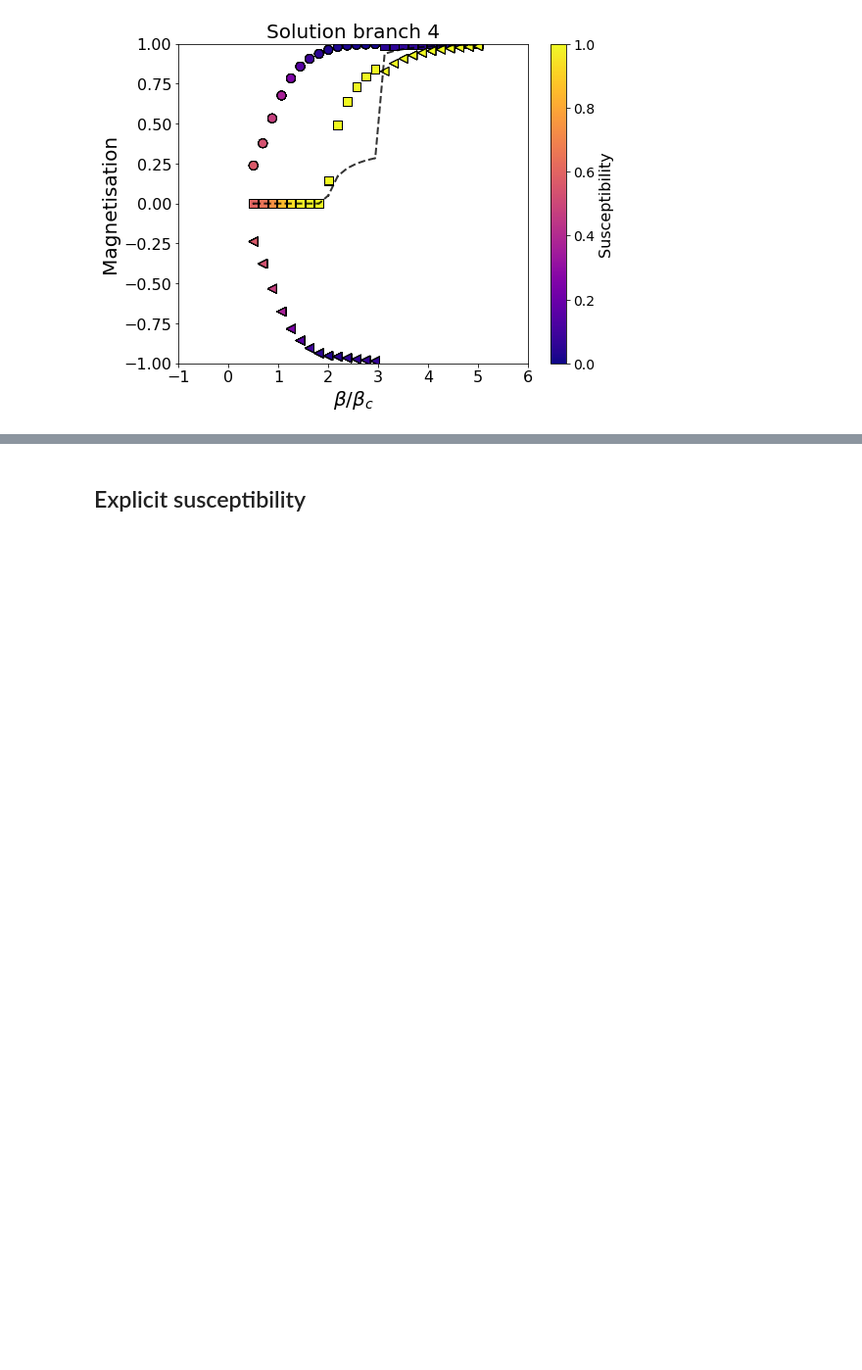
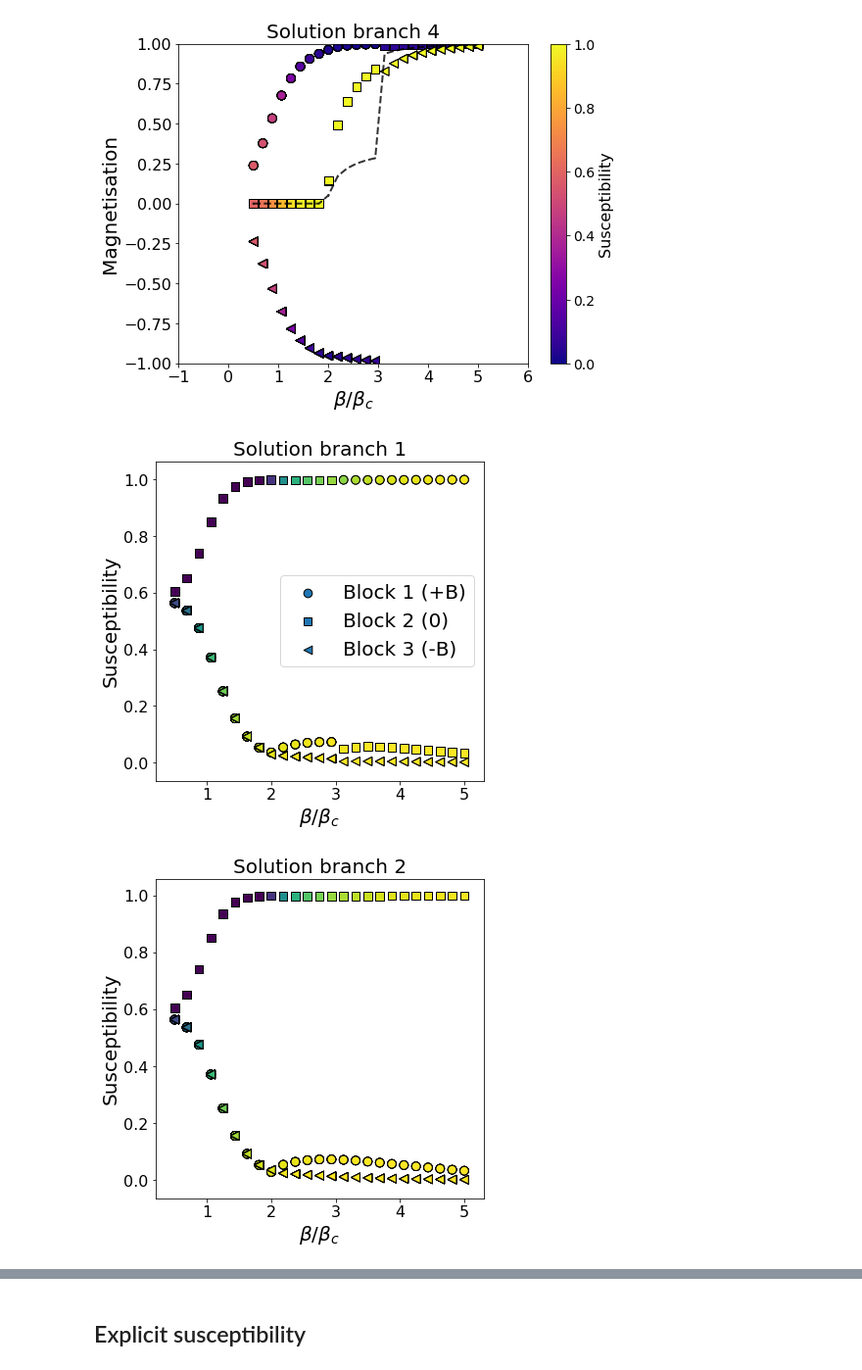
Before and after one commit to MGarrod1/unobserved_spin_influence, a Jupyter notebook: Figure_2_threeblock/fig2-CDE-phase-diag-version.ipynb, the cells around one changed output, grey strips where cells are left out. Shown at 98% size. Drawn from its saved outputs; the diff is of its cells as text; code cells hidden in the pictures; blank space fills up the shorter version.

Commit message:
add colour and markerstyle to susceptibility plot

```diff
--- a/Figure_2_threeblock/fig2-CDE-phase-diag-version.ipynb
+++ b/Figure_2_threeblock/fig2-CDE-phase-diag-version.ipynb
@@ -206,33 +206,59 @@ for cluster in [0,1,2,3]:
 # %%
 for cluster in [0,1,2,3]:
     only_one=all_beta_data.loc[all_beta_data['cluster_mag_rank']==cluster]
     bfs=only_one['beta_factor'].to_list()
-    m1=only_one['m1'].to_list()
-    m2=only_one['m2'].to_list()
-    m3=only_one['m3'].to_list()
+    m1=[abs(k) for k in only_one['m1'].to_list()]
+    m2=[abs(k) for k in only_one['m2'].to_list()]
+    m3=[abs(k) for k in only_one['m3'].to_list()]
     mean_mag=only_one['magnetisation'].to_list()
 
     sus_1=only_one['susB1'].to_list()
     sus_2=only_one['susB2'].to_list()
     sus_3=only_one['susB3'].to_list()
     all_sus=list(np.concatenate((sus_1,sus_2,sus_3)))
 
-    fig,ax=plt.subplots(figsize=(6,6))
+
+    minima=0.0
+    maxima=1.0
+    norm = matplotlib.colors.Normalize(vmin=minima, vmax=maxima, clip=True)
+    mapper = cm.ScalarMappable(norm=norm, cmap=cm.viridis)
+
+    if cluster==3:
+        fig,ax=plt.subplots(figsize=(8,6))
+    else :
+        fig,ax=plt.subplots(figsize=(6,6))
+
     #plt.title("Optimal block to target for a MS is the one with lowest absolute mag")
     plt.title(f"Solution branch {cluster+1}",fontsize=20)
 
-    plt.plot(bfs,sus_1,label='block 1 (+VE)')
-    plt.plot(bfs,sus_2,label='block 2 (0 field)')
-    plt.plot(bfs,sus_3,label='block 3 (0 field)')
+    #plt.plot(bfs,sus_1,label='block 1 (+VE)')
+    #plt.plot(bfs,sus_2,label='block 2 (0 field)')
+    #plt.plot(bfs,sus_3,label='block 3 (0 field)')
+
+    ax.scatter(bfs,sus_1,c=m1,cmap='viridis',norm=norm,marker='o',label='Block 1 (+B)',linewidths=1.0,edgecolors='k',s=75)
+    ax.scatter(bfs,sus_2,c=m2,cmap='viridis',norm=norm,marker='s',label='Block 2 (0)',linewidths=1.0,edgecolors='k',s=75)
+    ax.scatter(bfs,sus_3,c=m3,cmap='viridis',norm=norm,marker='<',label='Block 3 (-B)',linewidths=1.0,edgecolors='k',s=75)
+
 
     plt.xlabel("$\\beta / \\beta_c$",fontsize=20)
     plt.ylabel("Susceptibility",fontsize=20)
+    plt.xticks(fontsize=16)
+    plt.yticks(fontsize=16)
 
-    plt.legend(loc='upper left')
+    if cluster==0:
+        plt.legend(loc='center right',fontsize=20)
+
+    if cluster == 3 :
+        cbar=plt.colorbar(mapper, ax=ax)
+        cbar.ax.set_ylabel('|Magnetisation|', rotation=90,fontsize=16)
+        cbar.ax.tick_params(labelsize=14)
 
     plt.savefig(f"Plots/block_sus_phase_sol_{cluster+1}" + ".jpg",bbox_inches='tight')
 
 
     #ax.scatter(bfs,m1,c=sus_1,cmap='coolwarm',norm=norm,marker='o',label='block 1 (+VE)')
     #ax.scatter(bfs,m2,c=sus_2,cmap='coolwarm',norm=norm,marker='s',label='block 2 (0 field)')
     #ax.scatter(bfs,m3,c=sus_3,cmap='coolwarm',norm=norm,marker='<',label='block 3 (0 field)')
+# %% [output]
+[figure, added]
+[figure, added]
```
Also changed, not shown: parts of 1 cell of this notebook.
